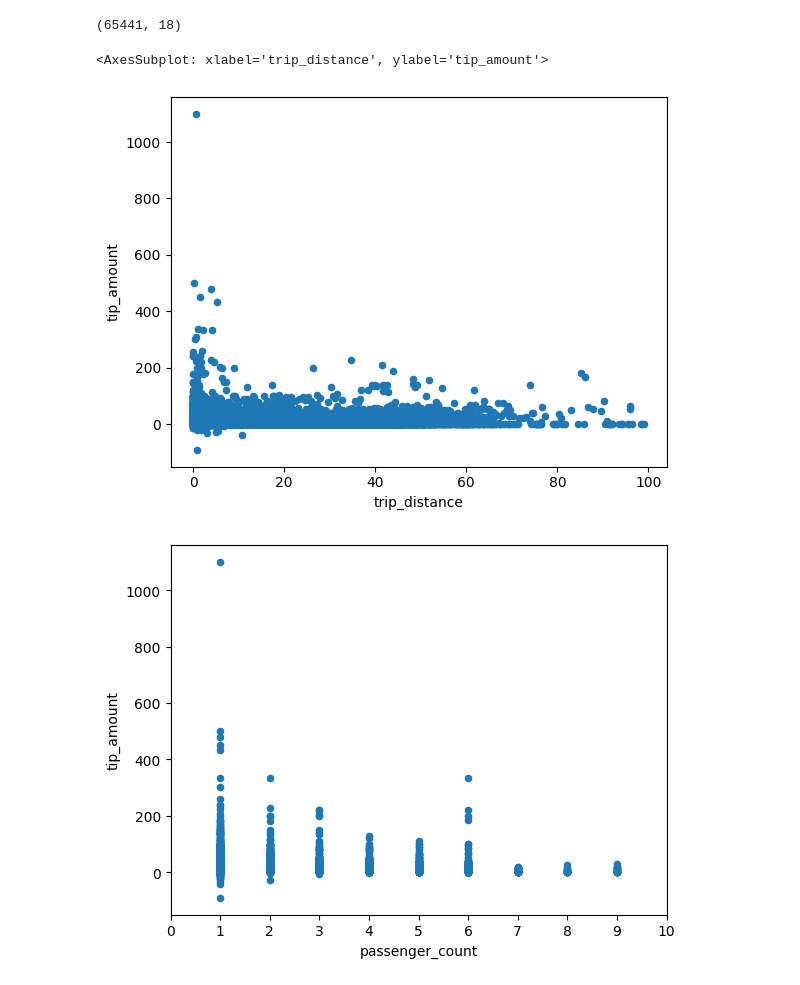
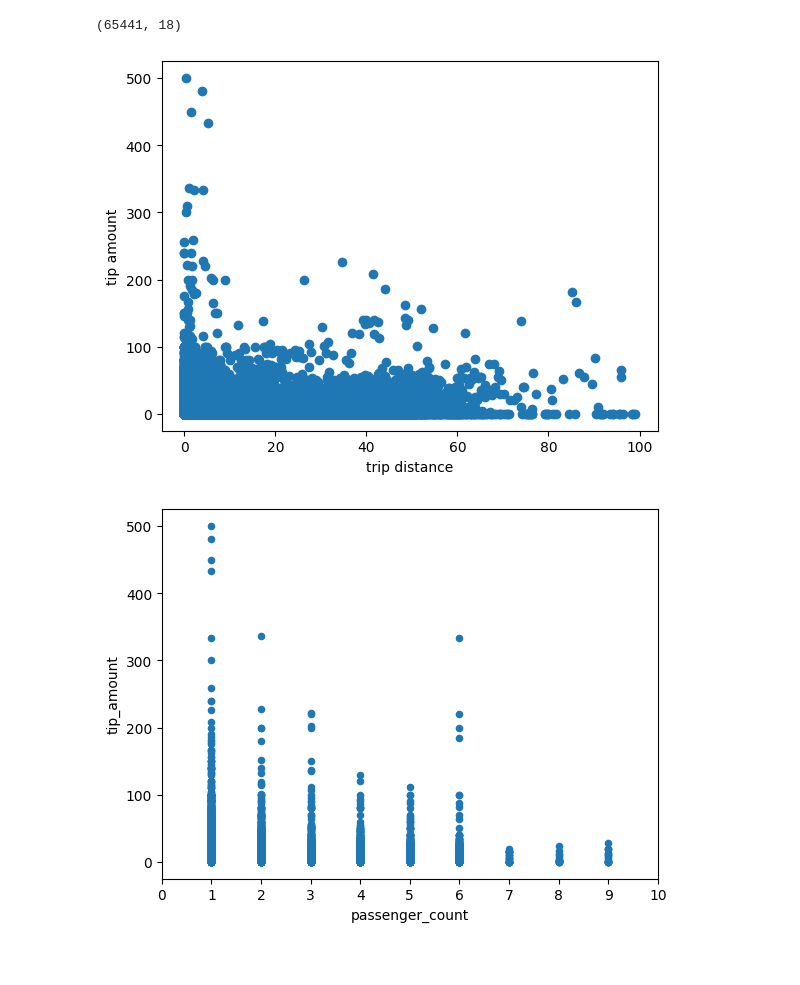
Before and after one commit to atdushi/Cartax, a Jupyter notebook: analysis/analysis.ipynb, the cells around one changed output. Drawn from its saved outputs; the diff is of its cells as text; code cells hidden in the pictures.

```diff
--- a/analysis/analysis.ipynb
+++ b/analysis/analysis.ipynb
@@ -32,16 +33,20 @@ data[data["passenger_count"].isnull()].shape
 # %% [output]
 (65441, 18)
 # %%
-data1 = data[(data["trip_distance"] < 100) & (data["trip_distance"] >= 0)]
+data1 = data[(data["trip_distance"] < 100) & (data["trip_distance"] >= 0) & (data["tip_amount"] <= 600) & (data["tip_amount"] >= 0)]
 
-data1.plot.scatter(x='trip_distance', y='tip_amount')
+fig, ax = plt.subplots()
+
+ax.set_xlabel('trip distance')
+ax.set_ylabel('tip amount')
+
+ax.scatter(x=data1['trip_distance'], y=data1['tip_amount']);
 # %% [output]
-<AxesSubplot: xlabel='trip_distance', ylabel='tip_amount'>
-[figure, old version]
+[figure, new version]
 # %%
-data1 = data[data["passenger_count"] > 0]
+data2 = data[(data["passenger_count"] > 0) & (data["tip_amount"] <= 600) & (data["tip_amount"] >= 0)]
 
-data1.plot.scatter(x='passenger_count', y='tip_amount').set_xticks(np.arange(0, 11, 1.0))
+data2.plot.scatter(x='passenger_count', y='tip_amount').set_xticks(np.arange(0, 11, 1.0))
 plt.show()
 # %% [output]
-[figure, old version]
+[figure, new version]
```
Also changed, not shown: parts of 2 cells of this notebook.
